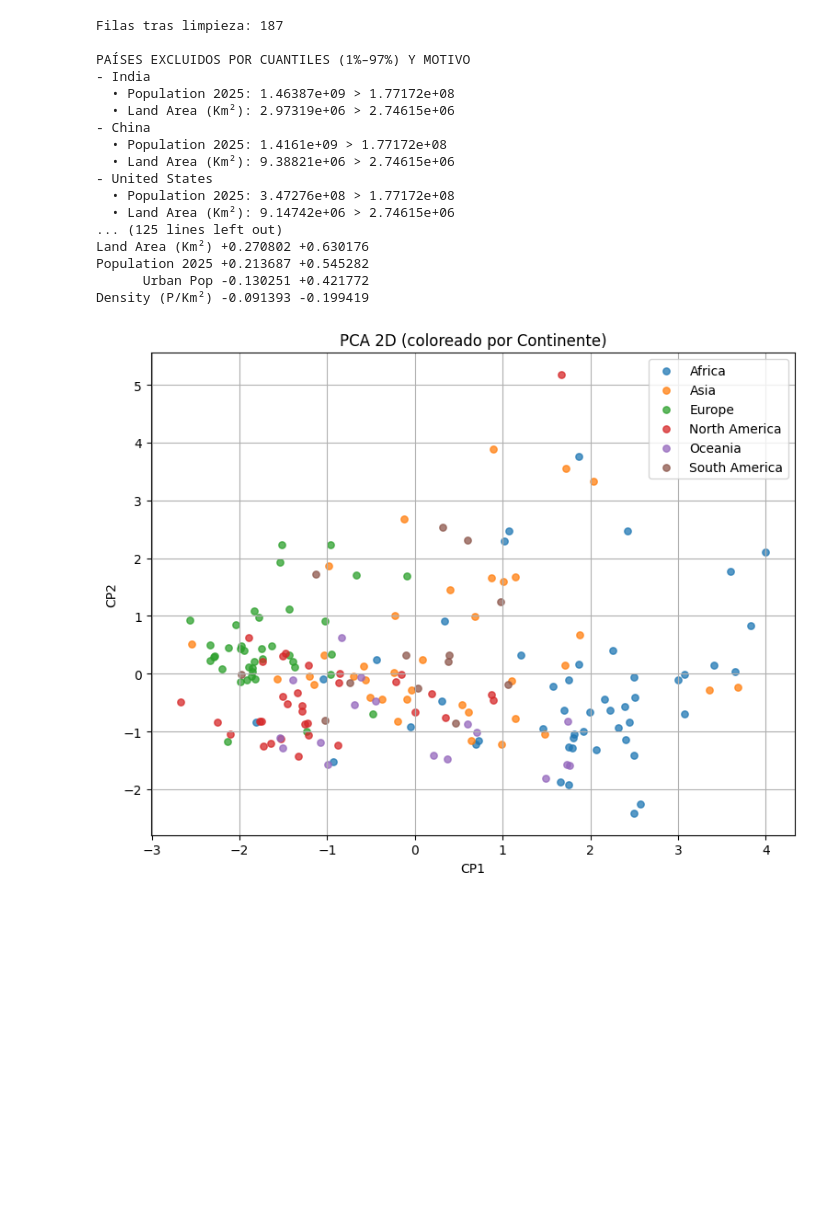
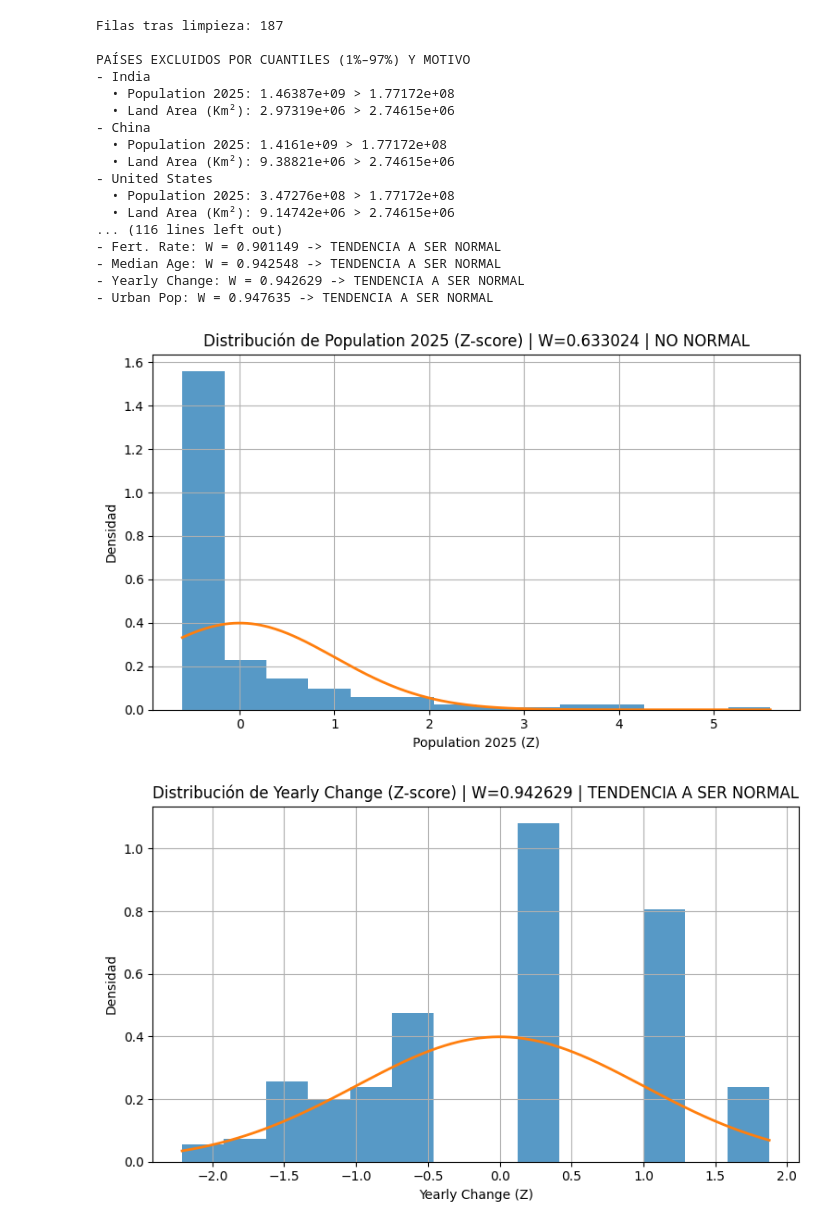
Before and after one commit to LiamSalazar/CienciaDatos, a Jupyter notebook: Proyecto/Proyecto2.ipynb, the cells around one changed output. Drawn from its saved outputs; the diff is of its cells as text; code cells hidden in the pictures; blank space fills up the shorter version.

```diff
--- a/Proyecto/Proyecto2.ipynb
+++ b/Proyecto/Proyecto2.ipynb
@@ -138,8 +138,31 @@ print("Reglas: W < .8 -> NO NORMAL | .8 <= W < .95 -> TENDENCIA | W >= .95 -> NO
 print("="*92)
 print(W_df.to_string(index=False, formatters={"W": lambda v: f"{v:.6f}" if np.isfinite(v) else "NaN"}))
 
+print("\nW POR VARIABLE con distribución:")
+for _, r in W_df.iterrows():
+    print(f"- {r['Variable (Z)']}: W = {r['W']:.6f} -> {r['Clasificación']}")
 
-# PCA 2D "a mano" y cargas (qué representan los ejes)
+for j, col in enumerate(num_cols):
+    x = Z[:, j]
+    x = x[np.isfinite(x)].astype(float)
+
+    plt.figure(figsize=(7.8, 4.8))
+    plt.hist(x, bins=int(np.ceil(np.sqrt(len(x)))), density=True, alpha=0.75)
+
+    xs = np.linspace(x.min(), x.max(), 400)
+    pdf = (1.0 / np.sqrt(2.0*np.pi)) * np.exp(-0.5 * xs**2)
+    plt.plot(xs, pdf, linewidth=2)
+
+    Wv = shapiro_w_approx(x)
+    plt.title(f"Distribución de {col} (Z-score) | W={Wv:.6f} | {clasificar_w(Wv)}")
+    plt.xlabel(f"{col} (Z)")
+    plt.ylabel("Densidad")
+    #plt.yscale("log")
+    plt.tight_layout()
+    plt.show()
+
+
+# PCA 2D y cargas (qué representan los ejes)
 C = (Z.T @ Z) / (len(Z) - 1)
 eigvals, eigvecs = np.linalg.eig(C)
 idx = np.argsort(eigvals)[::-1]
@@ -313,36 +336,37 @@ for k in [2, 3, 4]:
 
     if mex_idx is not None:
         mx, my = D[mex_idx, 0], D[mex_idx, 1]
         mex_cluster = int(labels[mex_idx])
         col = cluster_colors.get(mex_cluster, None)
         if col is None:
             plt.scatter(mx, my, s=120, edgecolor="black", linewidth=1.8, zorder=6)
         else:
             plt.scatter(mx, my, s=120, facecolor=col, edgecolor="black", linewidth=1.8, zorder=6)
         plt.text(mx, my, " México", fontsize=9, va="bottom", ha="left")
 
     plt.title(f"K-means en PCA 2D normalizada (k={k})")
     plt.xlabel("CP1 normalizada")
     plt.ylabel("CP2 normalizada")
     plt.legend()
     plt.tight_layout()
     plt.show()
 # %% [output]
 Filas tras limpieza: 187
 
 PAÍSES EXCLUIDOS POR CUANTILES (1%–97%) Y MOTIVO
 - India
   • Population 2025: 1.46387e+09 > 1.77172e+08
   • Land Area (Km²): 2.97319e+06 > 2.74615e+06
 - China
   • Population 2025: 1.4161e+09 > 1.77172e+08
   • Land Area (Km²): 9.38821e+06 > 2.74615e+06
 - United States
   • Population 2025: 3.47276e+08 > 1.77172e+08
   • Land Area (Km²): 9.14742e+06 > 2.74615e+06
-... (125 lines left out)
-Land Area (Km²) +0.270802 +0.630176
-Population 2025 +0.213687 +0.545282
-      Urban Pop -0.130251 +0.421772
-Density (P/Km²) -0.091393 -0.199419
+... (116 lines left out)
+- Fert. Rate: W = 0.901149 -> TENDENCIA A SER NORMAL
+- Median Age: W = 0.942548 -> TENDENCIA A SER NORMAL
+- Yearly Change: W = 0.942629 -> TENDENCIA A SER NORMAL
+- Urban Pop: W = 0.947635 -> TENDENCIA A SER NORMAL
-[figure, old version]
+[figure, new version]
+[figure, new version]
```
Also changed, not shown: parts of 1 cell of this notebook.
